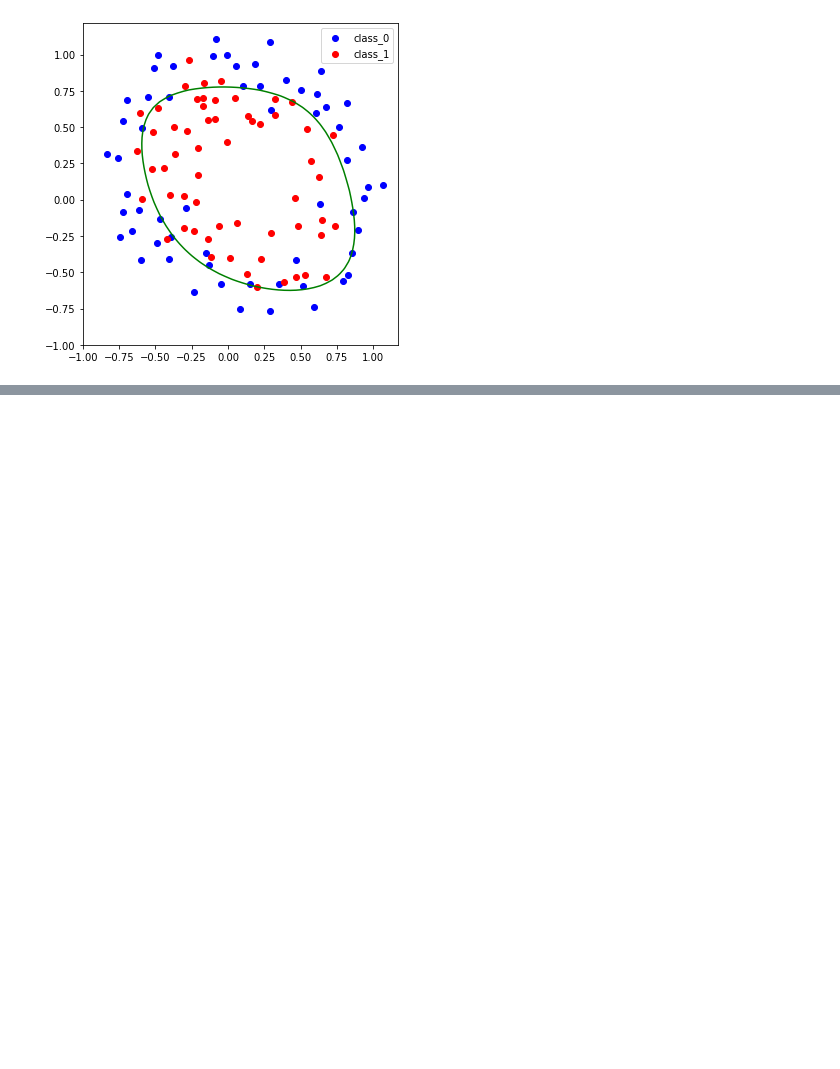
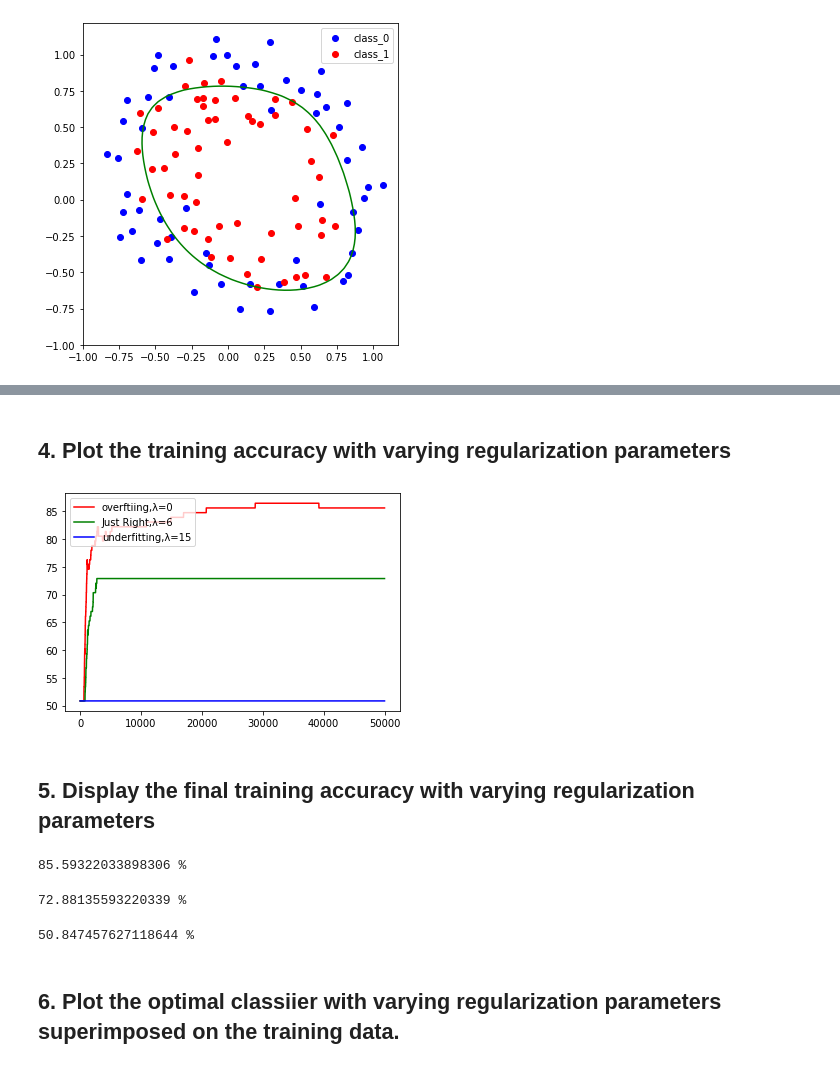
Before and after one commit to chunghyunhee/class_Machine_learing, a Jupyter notebook: assignment_7.ipynb, the cells around one changed output, grey strips where cells are left out. Drawn from its saved outputs; the diff is of its cells as text; code cells hidden in the pictures; blank space fills up the shorter version.

```diff
--- a/assignment_7.ipynb
+++ b/assignment_7.ipynb
@@ -286,0 +293,28 @@ plt.show()
+# %% [markdown]
+## 4. Plot the training accuracy with varying regularization parameters
+# %%
+# 각 iteration 마다 모든 accuracy를 출력한다.
+plt.plot(range(len(acc_history)),acc_history,'r',label = 'overftiing,λ=0')
+plt.plot(range(len(acc_history1)),acc_history1,'g',label = 'Just Right,λ=6')
+plt.plot(range(len(acc_history2)),acc_history2,'b',label = 'underfitting,λ=15')
+plt.legend()
+plt.show()
+# %% [output]
+[figure, added]
+# %% [markdown]
+## 5. Display the final training accuracy with varying regularization parameters
+# %%
+from termcolor import colored
+print(colored(acc_history[-1], 'red'),'%')
+# %% [output]
+85.59322033898306 %
+# %%
+print(colored(acc_history1[-1],'green'),'%')
+# %% [output]
+72.88135593220339 %
+# %%
+print(colored(acc_history2[-1],'blue'), '%')
+# %% [output]
+50.847457627118644 %
+# %% [markdown]
+## 6. Plot the optimal classiier with varying regularization parameters superimposed on the training data.
```
Also changed, not shown: parts of 30 cells of this notebook.
